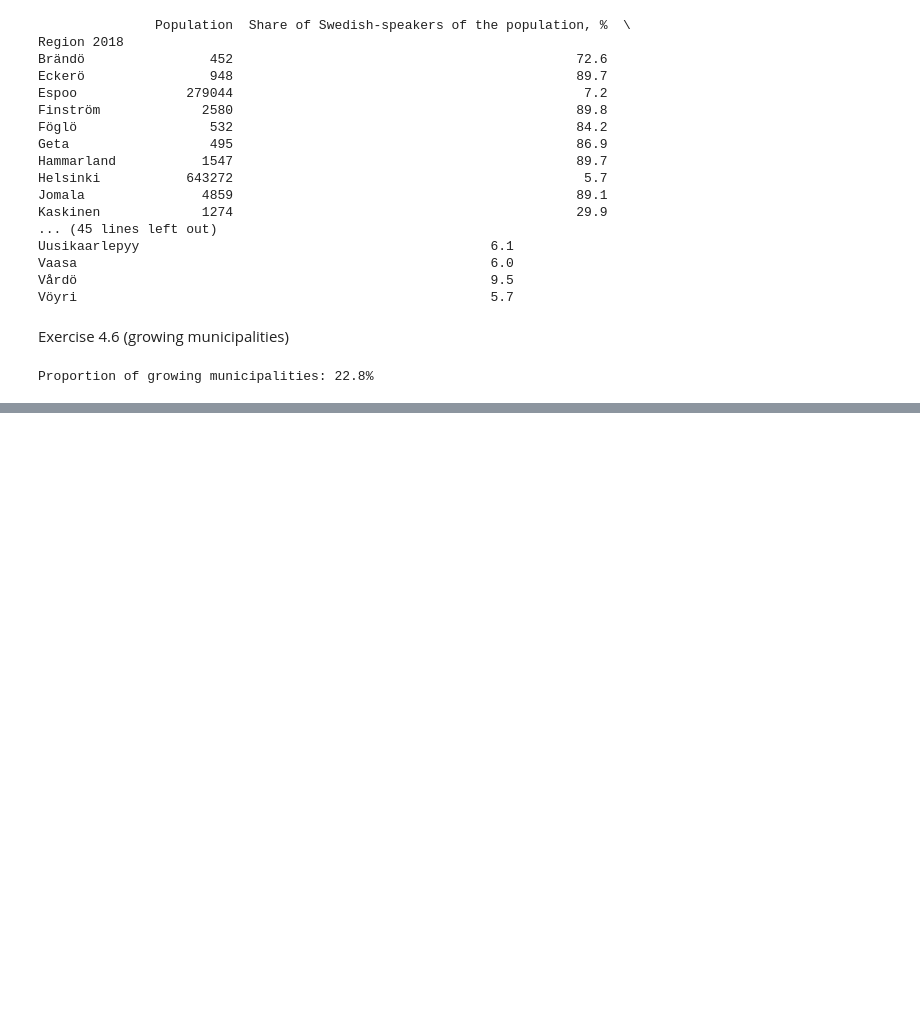
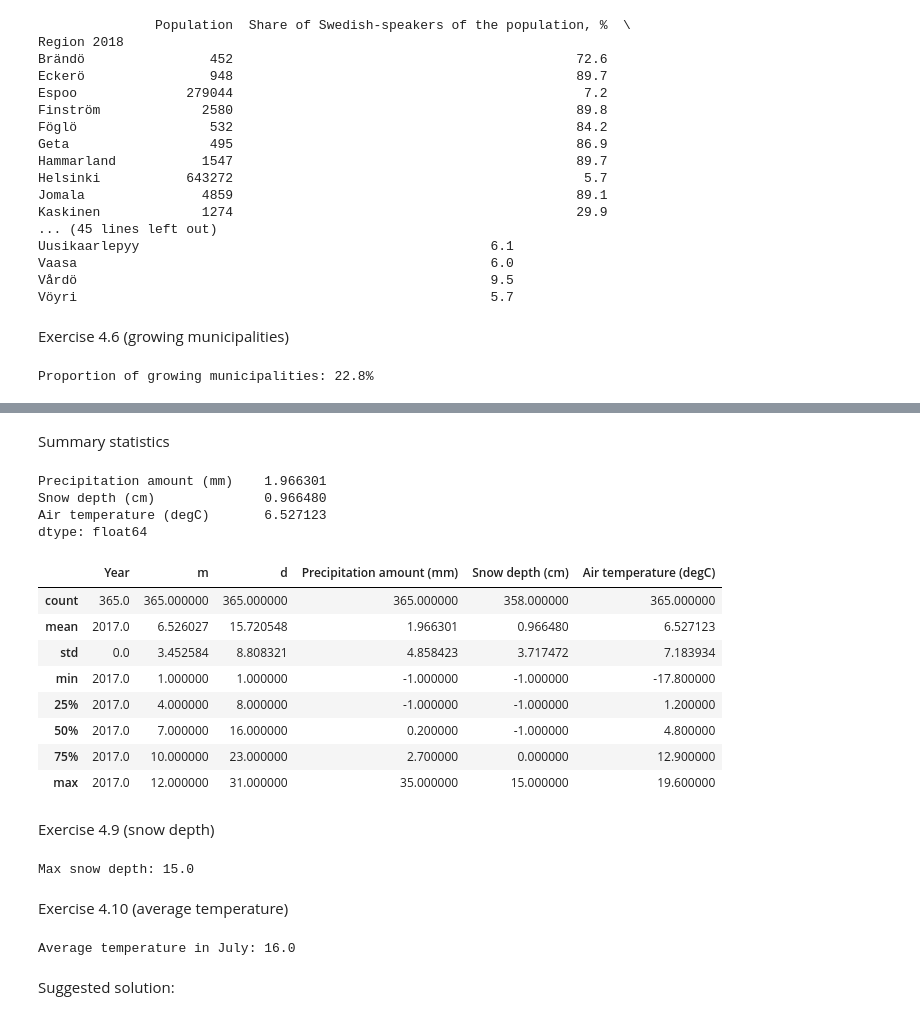
Before and after one commit to lukasrhoades/MOOC-Data-Analysis-Python, a Jupyter notebook: Chapter-4/pandas_pt_2.ipynb, the cells around one changed output, grey strips where cells are left out. Saved outputs shown, nothing was run; the diff lists cells and outputs as text; code cells hidden in the pictures; blank space fills up the shorter version.

```diff
--- a/Chapter-4/pandas_pt_2.ipynb
+++ b/Chapter-4/pandas_pt_2.ipynb
@@ -423,0 +503,2 @@ Proportion of growing municipalities: 22.8%
+# %% [markdown]
+Summary statistics
@@ -423,0 +507,58 @@ Proportion of growing municipalities: 22.8%
+# %%
+wh2 = wh.drop(["Year", "m", "d", "Time", "Time zone"], axis=1)  # Taking averages over these is not very interesting
+wh2.mean()
+# %% [output]
+Precipitation amount (mm)    1.966301
+Snow depth (cm)              0.966480
+Air temperature (degC)       6.527123
+dtype: float64
+# %%
+wh.describe()
+# %% [output]
+|  | Year | m | d | Precipitation amount (mm) | Snow depth (cm) | Air temperature (degC) |
+| count | 365.0 | 365.000000 | 365.000000 | 365.000000 | 358.000000 | 365.000000 |
+| mean | 2017.0 | 6.526027 | 15.720548 | 1.966301 | 0.966480 | 6.527123 |
+| std | 0.0 | 3.452584 | 8.808321 | 4.858423 | 3.717472 | 7.183934 |
+| min | 2017.0 | 1.000000 | 1.000000 | -1.000000 | -1.000000 | -17.800000 |
+| 25% | 2017.0 | 4.000000 | 8.000000 | -1.000000 | -1.000000 | 1.200000 |
+| 50% | 2017.0 | 7.000000 | 16.000000 | 0.200000 | -1.000000 | 4.800000 |
+| 75% | 2017.0 | 10.000000 | 23.000000 | 2.700000 | 0.000000 | 12.900000 |
+| max | 2017.0 | 12.000000 | 31.000000 | 35.000000 | 15.000000 | 19.600000 |
+# %% [markdown]
+Exercise 4.9 (snow depth)
+# %%
+import pandas as pd
+
+def snow_depth():
+    """Reads in weather DataFrame and returns maximum
+    amount of snow in the year 2017
+    """
+    df = pd.read_csv("kumpula-weather-2017.csv")
+    return df["Snow depth (cm)"].max()
+
+def main():
+    print(f"Max snow depth: {snow_depth():.1f}")
+
+if __name__ == "__main__":
+    main()
+# %% [output]
+Max snow depth: 15.0
+# %% [markdown]
+Exercise 4.10 (average temperature)
+# %%
+import pandas as pd
+
+def average_temperature():
+    """Reads weather data and returns average temperature in July"""
+    df = pd.read_csv("kumpula-weather-2017.csv")
+    return df.loc[df["m"] == 7, "Air temperature (degC)"].mean()
+
+def main():
+    print(f"Average temperature in July: {average_temperature():.1f}")
+
+if __name__ == "__main__":
+    main()
+# %% [output]
+Average temperature in July: 16.0
+# %% [markdown]
+Suggested solution:
```
Also changed, not shown: parts of 29 cells of this notebook, 3 other files.
